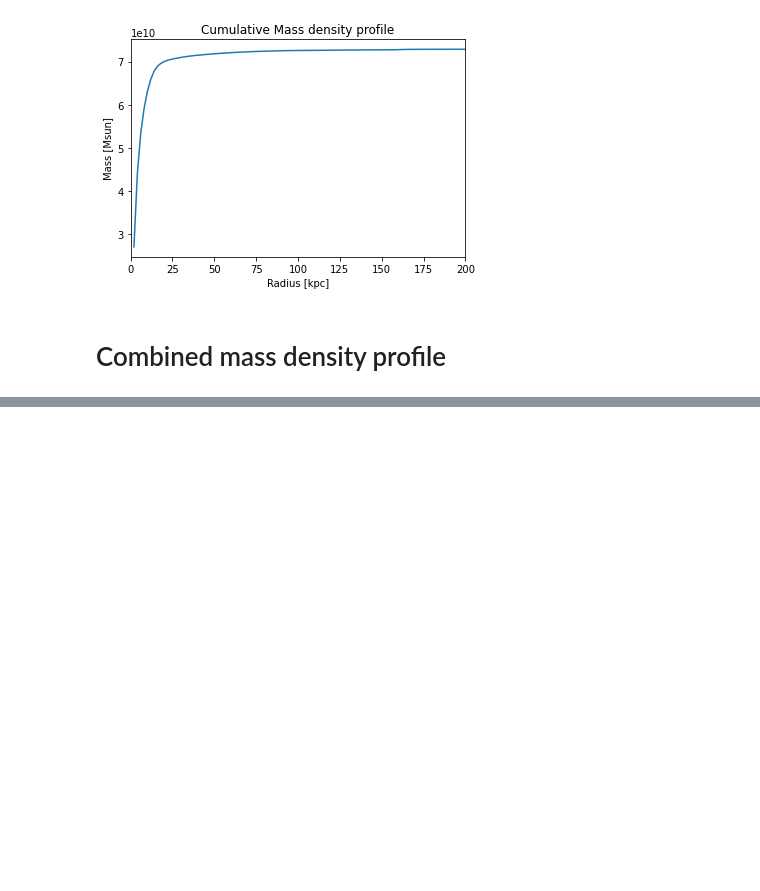
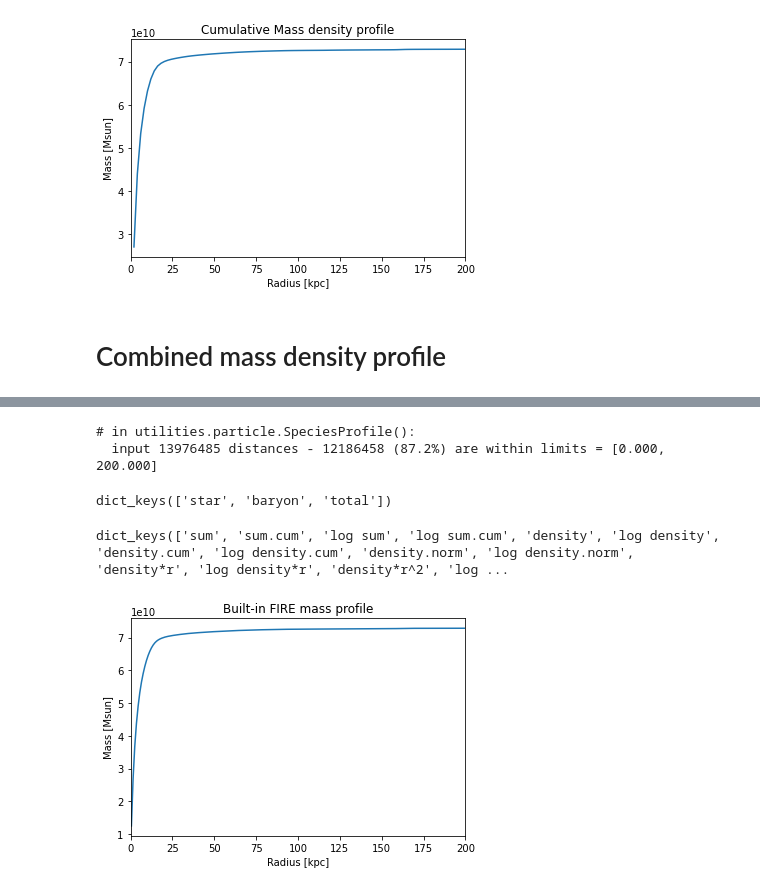
Before and after one commit to aeden2019/fire_mass, a Jupyter notebook: fire_mass.ipynb, the cells around one changed output, grey strips where cells are left out. Cells and saved outputs as stored; diff of their text form; code cells hidden in the pictures; blank space fills up the shorter version.

```diff
--- a/fire_mass.ipynb
+++ b/fire_mass.ipynb
@@ -289,0 +300,28 @@ plt.show()
+# %%
+# Using this binning scheme, compute sum/histogram/density of mass of star particles in each bin
+# this returns a bunch of summed properties via a dictionary
+pro = SpeciesProfile.get_sum_profiles(part, 'star', 'mass')
+# %% [output]
+# in utilities.particle.SpeciesProfile():
+  input 13976485 distances - 12186458 (87.2%) are within limits = [0.000, 200.000]
+# %%
+# Display the keys: 'baryon' is the sum total of stars + gas, 'total' is the sum total of all particle species
+pro.keys()
+# %% [output]
+dict_keys(['star', 'baryon', 'total'])
+# %%
+# Display the quantities that it stores in each bin
+pro['star'].keys()
+# %% [output]
+dict_keys(['sum', 'sum.cum', 'log sum', 'log sum.cum', 'density', 'log density', 'density.cum', 'log density.cum', 'density.norm', 'log density.norm', 'density*r', 'log density*r', 'density*r^2', 'log ...
+# %%
+# Plot the FIRE profile
+fig, ax = plt.subplots()
+ax.plot(pro['star'].get('distance.mid'),pro['star'].get('sum.cum'))
+ax.set_xlabel('Radius [kpc]')
+ax.set_ylabel('Mass [Msun]')
+ax.set_xlim(rmin, rmax)
+plt.title('Built-in FIRE mass profile')
+plt.show()
+# %% [output]
+[figure, added]
```
Also changed, not shown: parts of 5 cells of this notebook.
